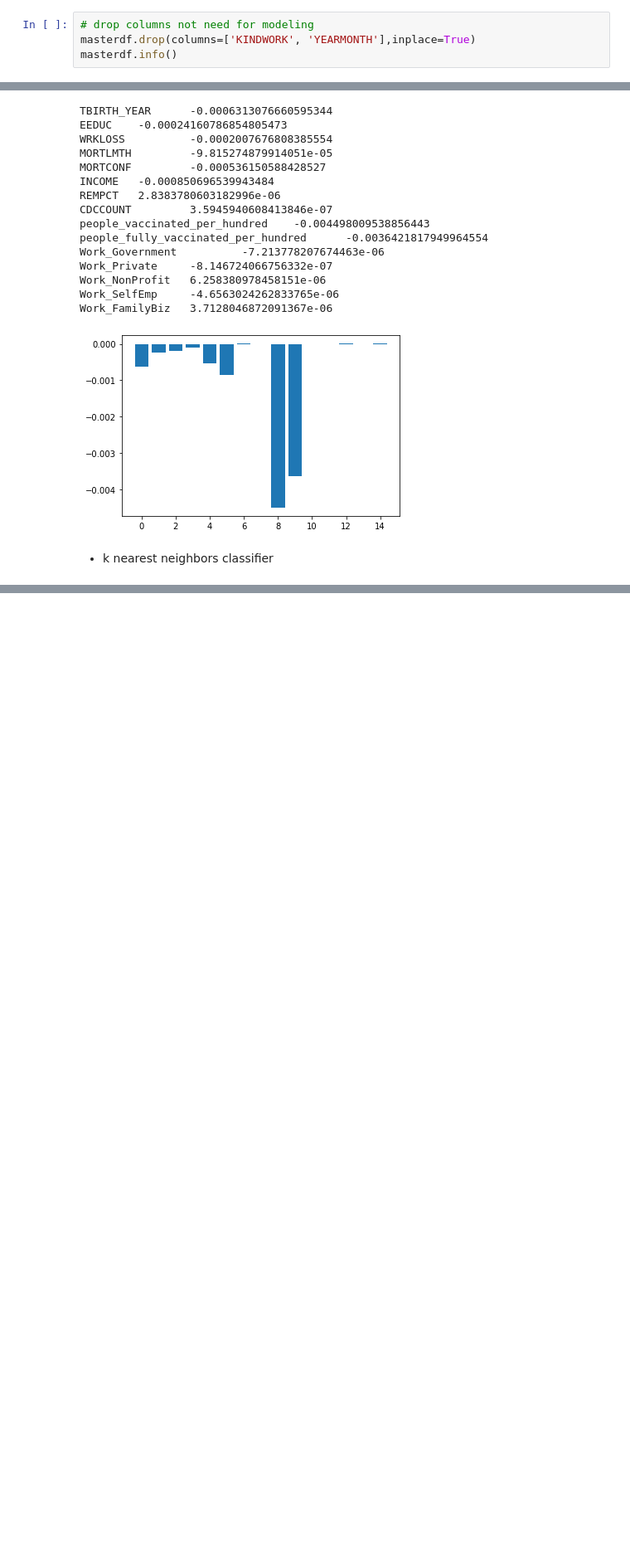
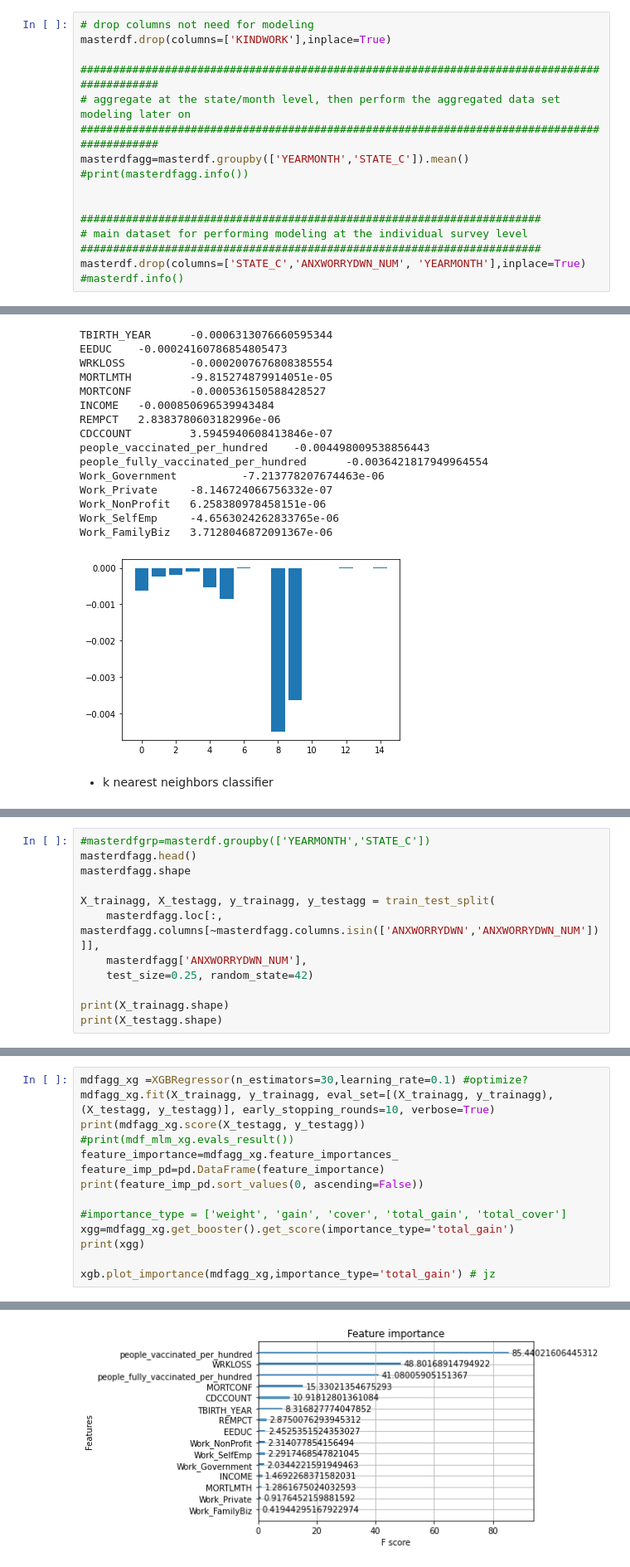
Before and after one commit to AyersAuthentic/dva_data_viz, a Jupyter notebook: models/Project_work.ipynb, the cells around one changed output, grey strips where cells are left out. Shown: that part at 83% size. Saved outputs shown, nothing was run; the diff lists cells and outputs as text; blank space fills up the shorter version.

```diff
--- a/models/Project_work.ipynb
+++ b/models/Project_work.ipynb
@@ -244,4 +282,16 @@ None
 # %%
 # drop columns not need for modeling
-masterdf.drop(columns=['KINDWORK', 'YEARMONTH'],inplace=True)
-masterdf.info()
+masterdf.drop(columns=['KINDWORK'],inplace=True)
+
+############################################################################################
+# aggregate at the state/month level, then perform the aggregated data set modeling later on
+############################################################################################
+masterdfagg=masterdf.groupby(['YEARMONTH','STATE_C']).mean()
+#print(masterdfagg.info())
+
+
+#######################################################################
+# main dataset for performing modeling at the individual survey level
+#######################################################################
+masterdf.drop(columns=['STATE_C','ANXWORRYDWN_NUM', 'YEARMONTH'],inplace=True)
+#masterdf.info()
@@ -549,0 +584,12 @@ LR MAE =  0.21337657849705013
+# %%
+#masterdfgrp=masterdf.groupby(['YEARMONTH','STATE_C'])
+masterdfagg.head()
+masterdfagg.shape
+
+X_trainagg, X_testagg, y_trainagg, y_testagg = train_test_split(
+    masterdfagg.loc[:, masterdfagg.columns[~masterdfagg.columns.isin(['ANXWORRYDWN','ANXWORRYDWN_NUM'])]],
+    masterdfagg['ANXWORRYDWN_NUM'],
+    test_size=0.25, random_state=42)
+
+print(X_trainagg.shape)
+print(X_testagg.shape)
@@ -549,0 +615,15 @@ LR MAE =  0.21337657849705013
+# %%
+mdfagg_xg =XGBRegressor(n_estimators=30,learning_rate=0.1) #optimize?
+mdfagg_xg.fit(X_trainagg, y_trainagg, eval_set=[(X_trainagg, y_trainagg),(X_testagg, y_testagg)], early_stopping_rounds=10, verbose=True)
+print(mdfagg_xg.score(X_testagg, y_testagg))
+#print(mdf_mlm_xg.evals_result())
+feature_importance=mdfagg_xg.feature_importances_
+feature_imp_pd=pd.DataFrame(feature_importance)
+print(feature_imp_pd.sort_values(0, ascending=False))
+
+#importance_type = ['weight', 'gain', 'cover', 'total_gain', 'total_cover']
+xgg=mdfagg_xg.get_booster().get_score(importance_type='total_gain')
+print(xgg)
+
+xgb.plot_importance(mdfagg_xg,importance_type='total_gain') # jz
+# %% [output]
@@ -549,0 +648 @@ LR MAE =  0.21337657849705013
+[figure, added]
```
Also changed, not shown: parts of 28 cells of this notebook.
